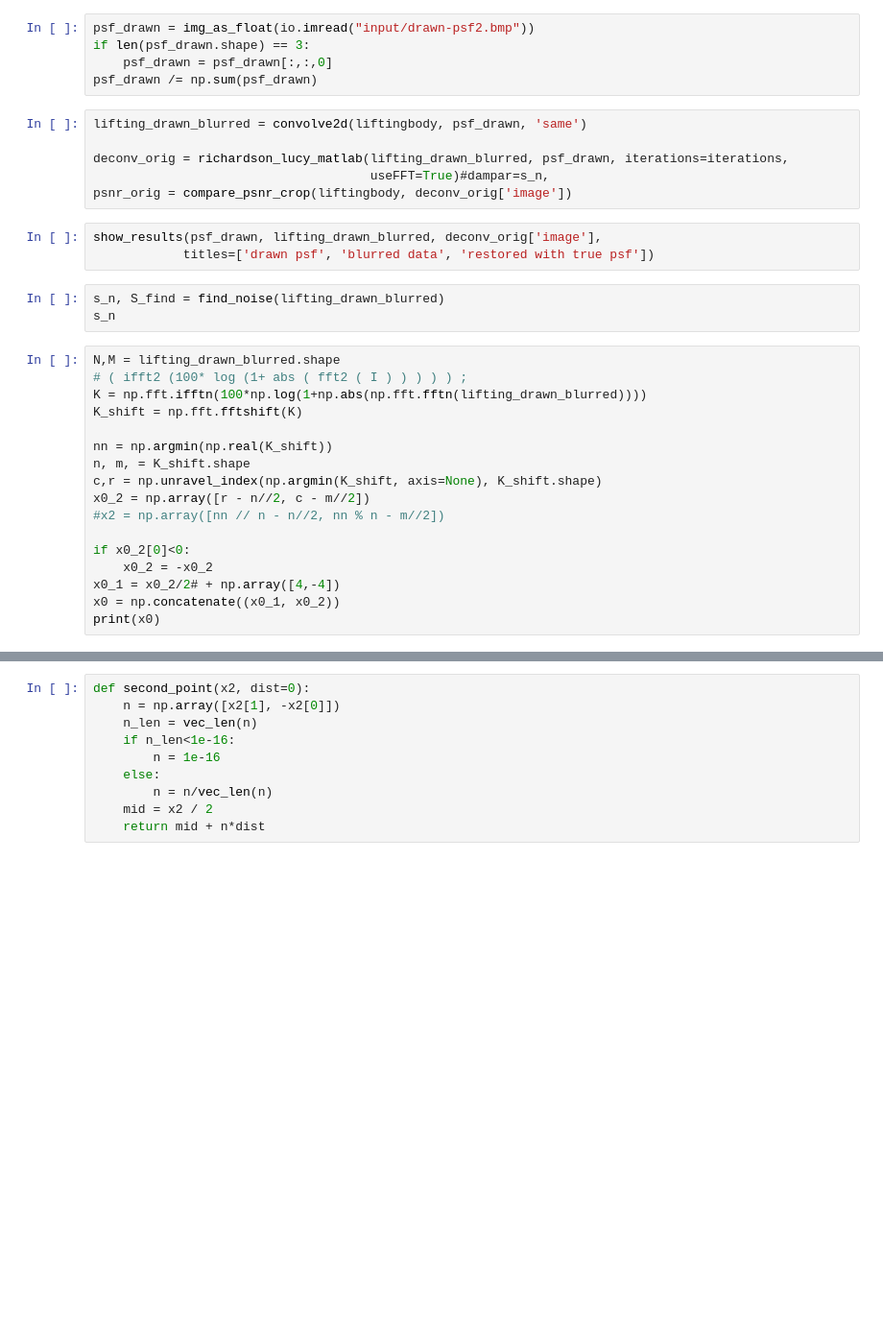
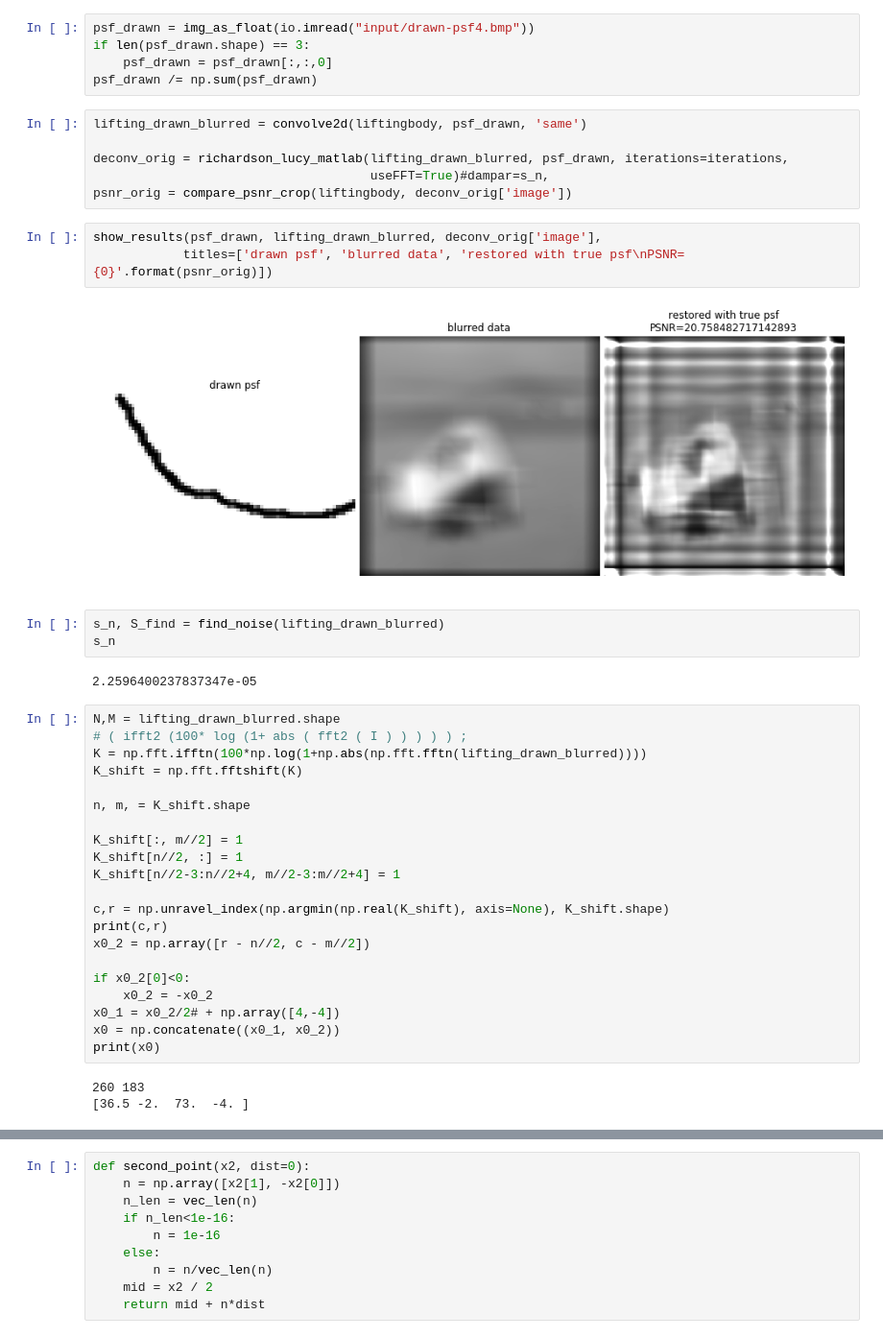
Before and after one commit to progiv/deconv, a Jupyter notebook: minimization-one-dim-drawn.ipynb, the cells around one changed output, grey strips where cells are left out. Shown at 96% size. Saved outputs shown, nothing was run; the diff lists cells and outputs as text; blank space fills up the shorter version.

```diff
--- a/minimization-one-dim-drawn.ipynb
+++ b/minimization-one-dim-drawn.ipynb
@@ -25,7 +25,7 @@ astro = color.rgb2gray(data.astronaut())
 liftingbody = img_as_float(io.imread('liftingbody.png'))
 iterations = 30
 # %%
-psf_drawn = img_as_float(io.imread("input/drawn-psf2.bmp"))
+psf_drawn = img_as_float(io.imread("input/drawn-psf4.bmp"))
 if len(psf_drawn.shape) == 3:
     psf_drawn = psf_drawn[:,:,0]
 psf_drawn /= np.sum(psf_drawn)
@@ -37,26 +37,37 @@ deconv_orig = richardson_lucy_matlab(lifting_drawn_blurred, psf_drawn, iteration
 psnr_orig = compare_psnr_crop(liftingbody, deconv_orig['image'])
 # %%
 show_results(psf_drawn, lifting_drawn_blurred, deconv_orig['image'],
-            titles=['drawn psf', 'blurred data', 'restored with true psf'])
+            titles=['drawn psf', 'blurred data', 'restored with true psf\nPSNR={0}'.format(psnr_orig)])
+# %% [output]
+[figure, added]
 # %%
 s_n, S_find = find_noise(lifting_drawn_blurred)
 s_n
+# %% [output]
+2.2596400237837347e-05
 # %%
 N,M = lifting_drawn_blurred.shape
 # ( ifft2 (100* log (1+ abs ( fft2 ( I ) ) ) ) ) ;
 K = np.fft.ifftn(100*np.log(1+np.abs(np.fft.fftn(lifting_drawn_blurred))))
 K_shift = np.fft.fftshift(K)
 
-nn = np.argmin(np.real(K_shift))
 n, m, = K_shift.shape
-c,r = np.unravel_index(np.argmin(K_shift, axis=None), K_shift.shape)
+
+K_shift[:, m//2] = 1
+K_shift[n//2, :] = 1
+K_shift[n//2-3:n//2+4, m//2-3:m//2+4] = 1
+
+c,r = np.unravel_index(np.argmin(np.real(K_shift), axis=None), K_shift.shape)
+print(c,r)
 x0_2 = np.array([r - n//2, c - m//2])
-#x2 = np.array([nn // n - n//2, nn % n - m//2])
 
 if x0_2[0]<0:
     x0_2 = -x0_2
 x0_1 = x0_2/2# + np.array([4,-4])
 x0 = np.concatenate((x0_1, x0_2))
 print(x0)
+# %% [output]
+260 183
+[36.5 -2.  73.  -4. ]
 # %%
 plt.figure(figsize=(10,10))
```
Also changed, not shown: parts of 7 cells of this notebook, 10 other files.
